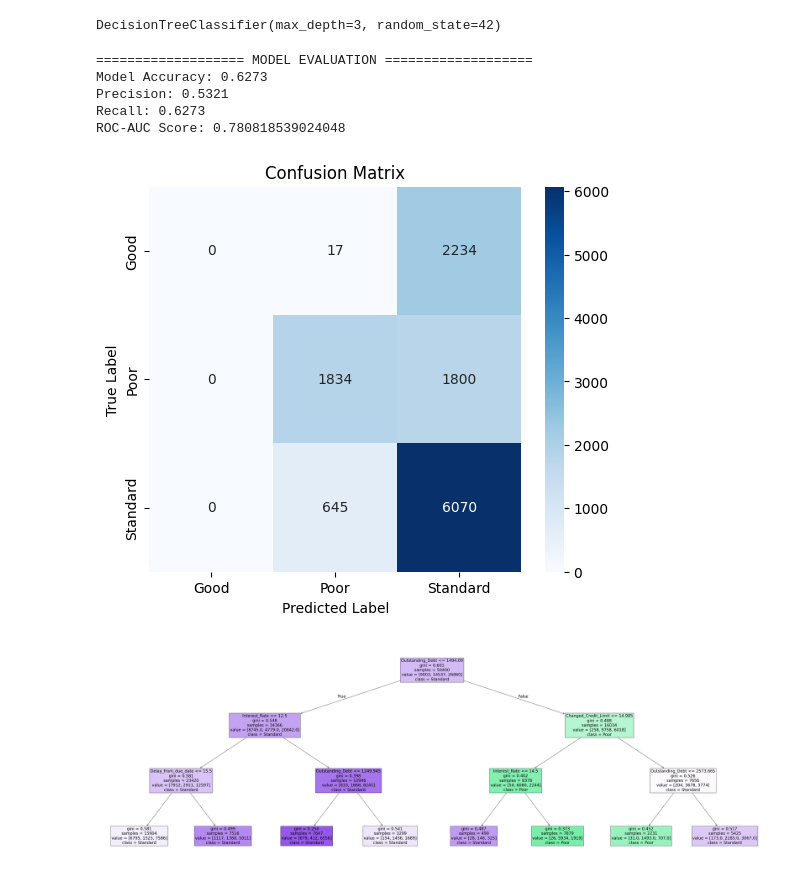
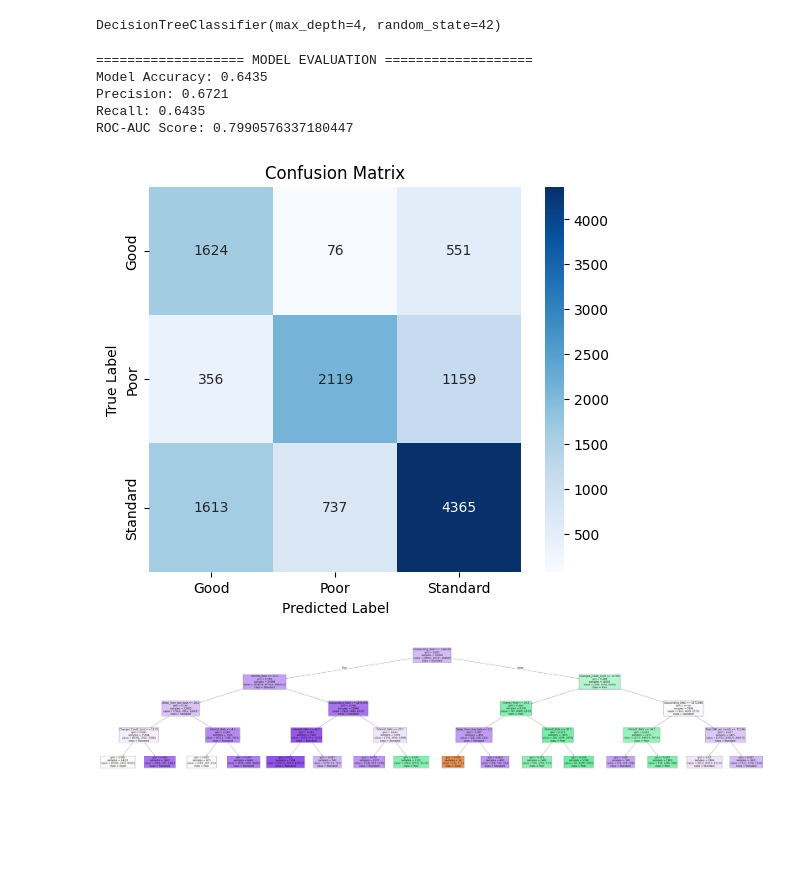
Before and after one commit to GiovanniL30/Data-Analytics-Classification, a Jupyter notebook: decision_tree.ipynb, the cells around one changed output. Saved outputs shown, nothing was run; the diff lists cells and outputs as text; code cells hidden in the pictures; blank space fills up the shorter version.

```diff
--- a/decision_tree.ipynb
+++ b/decision_tree.ipynb
@@ -16,10 +16,10 @@ y = df["Credit_Score"]
 X_train, X_val, y_train, y_val = train_test_split(X, y, test_size=0.2, random_state=42, stratify=y)
 # %%
 #Train the Decision Tree Classifier
-dt_model = DecisionTreeClassifier(max_depth=3, random_state=42)
+dt_model = DecisionTreeClassifier(max_depth=4, random_state=42)
 dt_model.fit(X_train, y_train)
 # %% [output]
-DecisionTreeClassifier(max_depth=3, random_state=42)
+DecisionTreeClassifier(max_depth=4, random_state=42)
 # %%
 # Make predictions
 y_pred = dt_model.predict(X_val)
@@ -54,24 +54,24 @@ plt.title("Confusion Matrix")
 plt.show()
 # %% [output]
 =================== MODEL EVALUATION ===================
-Model Accuracy: 0.6273
-Precision: 0.5321
-Recall: 0.6273
-ROC-AUC Score: 0.780818539024048
+Model Accuracy: 0.6435
+Precision: 0.6721
+Recall: 0.6435
+ROC-AUC Score: 0.7990576337180447
-[figure, old version]
+[figure, new version]
 # %%
 class_mapping = {0: "Good", 1: "Poor", 2: "Standard"}
 
 class_names = [class_mapping[i] for i in sorted(class_mapping.keys())]
 
-plt.figure(figsize=(60, 20))
+plt.figure(figsize=(100, 20))
 plot_tree(
     dt_model,
     feature_names=X.columns,
     class_names=class_mapping,
     filled=True,
     fontsize=20,
 )
 plt.show()
 # %% [output]
-[figure, old version]
+[figure, new version]
```
